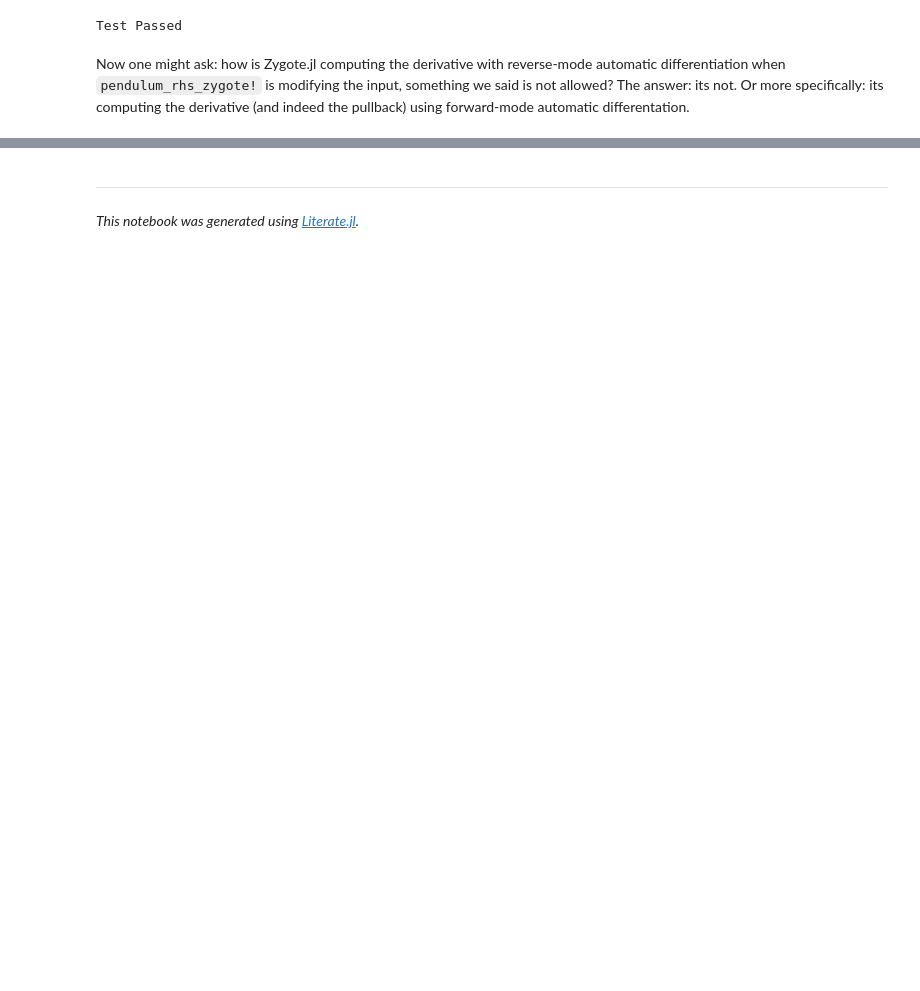
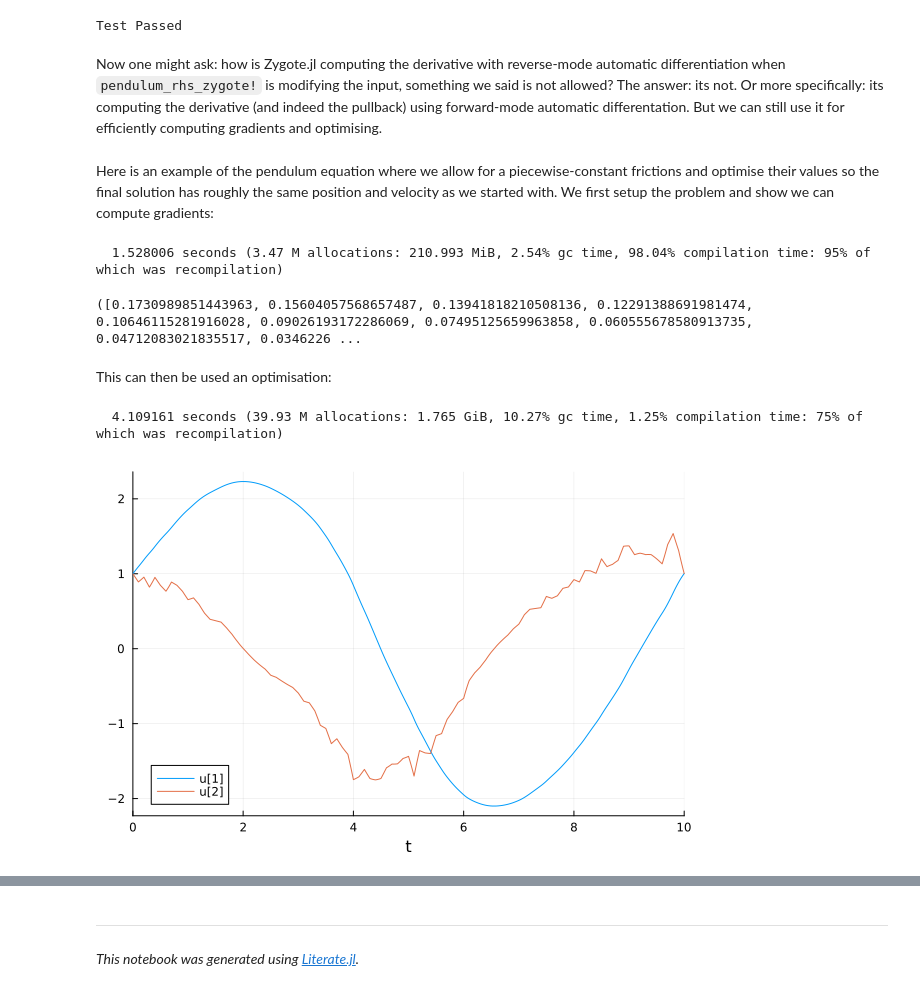
Before and after one commit to dlfivefifty/SciMLSANUM2024, a Jupyter notebook: labs/lab4s.ipynb, the cells around one changed output, grey strips where cells are left out. Saved outputs shown, nothing was run; the diff lists cells and outputs as text; code cells hidden in the pictures; blank space fills up the shorter version.

```diff
--- a/labs/lab4s.ipynb
+++ b/labs/lab4s.ipynb
@@ -85,7 +82,8 @@ $$
 $$
 on $T ∈ [0,10]$ with $α , β,δ,γ = 1,2,3,4$ with initial condition $[1,2]$.
 # %%
-function predatorprey_rhs!(du, 𝐮, (α,β,δ,γ), t)
+function predatorprey_rhs!(du, 𝐮, ps, t)
+    (α,β,δ,γ) = ps
     # TODO: Implement the right-hand side for the predator prey model
     # SOLUTION
     x,y = 𝐮
@@ -241,3 +239,41 @@ Test Passed
 Now one might ask: how is Zygote.jl computing the derivative with reverse-mode automatic differentiation
 when `pendulum_rhs_zygote!` is modifying the input, something we said is not allowed? The answer: its not.
 Or more specifically: its computing the derivative (and indeed the pullback) using forward-mode automatic differentation.
+But we can still use it for efficiently computing gradients and optimising.
+# %% [markdown]
+Here is an example of the pendulum equation where we allow for a piecewise-constant frictions and optimise their values so the final solution
+has roughly the same position and velocity as we started with. We first setup the problem and show we can
+compute gradients:
+# %%
+function pendulum_rhs_zygote!(du, 𝐮, τs, t)
+    u,v = 𝐮
+    τ = τs[max(1,ceil(Int, 10t))]
+    du[1] = v
+    du[2] = -sin(u) - τ*v
+end
+
+function pendulum_friction_vec(τs)
+    T = 10.0 # final time
+    u₀, v₀ = 1.0,1 # initial conditions
+    prob = ODEProblem(pendulum_rhs_zygote!, [u₀, v₀], (0.0, T), τs)
+     solve(prob, Vern9(), abstol = 1e-10, reltol = 1e-10) # Vern9 is an explicit Runge-Kutta method
+end
+
+# We include an extra unused argument for parameters.
+pendulum_friction_loss(τs, _) = norm(pendulum_friction_vec(τs)[end] .- 1) # find the value of u at the final time
+
+# We can compute the gradient
+@time gradient(pendulum_friction_loss, randn(100), ())
+# %% [output]
+  1.528006 seconds (3.47 M allocations: 210.993 MiB, 2.54% gc time, 98.04% compilation time: 95% of which was recompilation)
+([0.1730989851443963, 0.15604057568657487, 0.13941818210508136, 0.12291388691981474, 0.10646115281916028, 0.09026193172286069, 0.07495125659963858, 0.060555678580913735, 0.04712083021835517, 0.0346226 ...
+# %% [markdown]
+This can then be used an optimisation:
+# %%
+using Optimization, OptimizationOptimisers
+prob = OptimizationProblem(OptimizationFunction(pendulum_friction_loss, Optimization.AutoZygote()), randn(100), ())
+@time ret = solve(prob, Adam(0.03), maxiters=100)
+plot(pendulum_friction_vec(ret.u))
+# %% [output]
+  4.109161 seconds (39.93 M allocations: 1.765 GiB, 10.27% gc time, 1.25% compilation time: 75% of which was recompilation)
+[figure, added]
```
Also changed, not shown: parts of 5 cells of this notebook, 5 other files.
